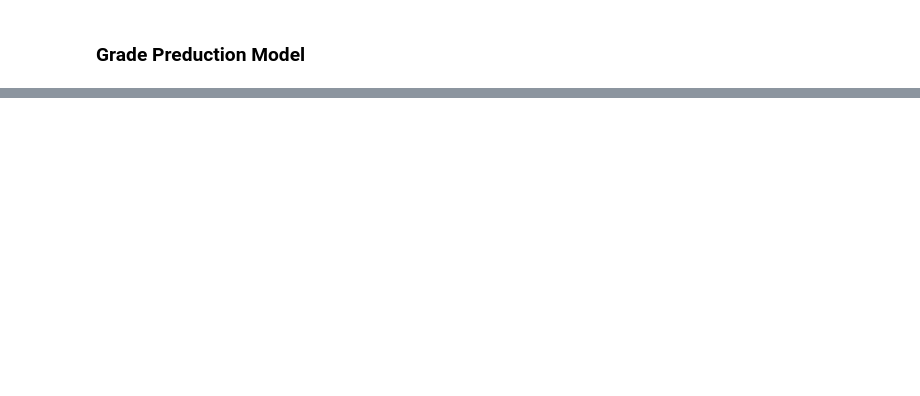
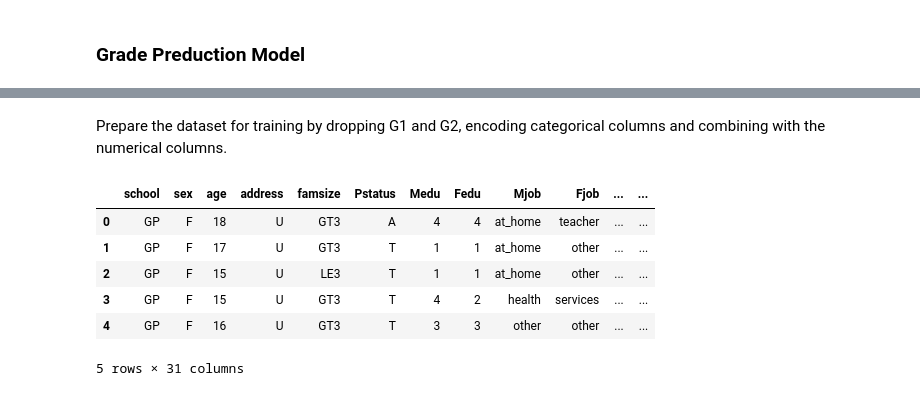
Before and after one commit to Matdrox/grade-predictor, a Jupyter notebook: predictor.ipynb, the cells around one changed output, grey strips where cells are left out. Cells and saved outputs as stored; diff of their text form; code cells hidden in the pictures; blank space fills up the shorter version.

```diff
--- a/predictor.ipynb
+++ b/predictor.ipynb
@@ -46,0 +87,34 @@ dtype: int64
+# %% [markdown]
+Prepare the dataset for training by dropping G1 and G2, encoding categorical columns and combining with the numerical columns.
+# %%
+# Specify which features are categorical and which are numerical
+categorical_columns = ["school", "sex", "address", "famsize", "Pstatus", "Mjob", "Fjob", "reason", "guardian", "schoolsup", "famsup", "paid", "activities", "nursery", "higher", "internet", "romantic"]
+numerical_columns = ["age", "Medu", "traveltime", "studytime", "failures", "famrel", "freetime", "goout", "Dalc", "Walc", "health", "absences"]
+
+# Drop G1 and G2 since we don't want to train the model on previous academic performance.
+all_training_data = df.drop(["G2", "G1"],axis=1)
+
+# Encode the categorical columns
+data_train_encoded = pd.DataFrame()
+for col in categorical_columns:
+  LE = LabelEncoder()
+  dt = LE.fit_transform(all_training_data[col])
+  data_train_encoded[col] = dt
+
+# Combine with the numerical columns
+for col in numerical_columns:
+  data_train_encoded[col] = all_training_data[col]
+
+# Add in the encoded class column
+LE = LabelEncoder()
+data_train_encoded['G3'] = LE.fit_transform(all_training_data['G3'])
+
+all_training_data.head()
+# %% [output]
+|  | school | sex | age | address | famsize | Pstatus | Medu | Fedu | Mjob | Fjob | ... | ... |
+| 0 | GP | F | 18 | U | GT3 | A | 4 | 4 | at_home | teacher | ... | ... |
+| 1 | GP | F | 17 | U | GT3 | T | 1 | 1 | at_home | other | ... | ... |
+| 2 | GP | F | 15 | U | LE3 | T | 1 | 1 | at_home | other | ... | ... |
+| 3 | GP | F | 15 | U | GT3 | T | 4 | 2 | health | services | ... | ... |
+| 4 | GP | F | 16 | U | GT3 | T | 3 | 3 | other | other | ... | ... |
+5 rows × 31 columns
```
Also changed, not shown: parts of 9 cells of this notebook.
